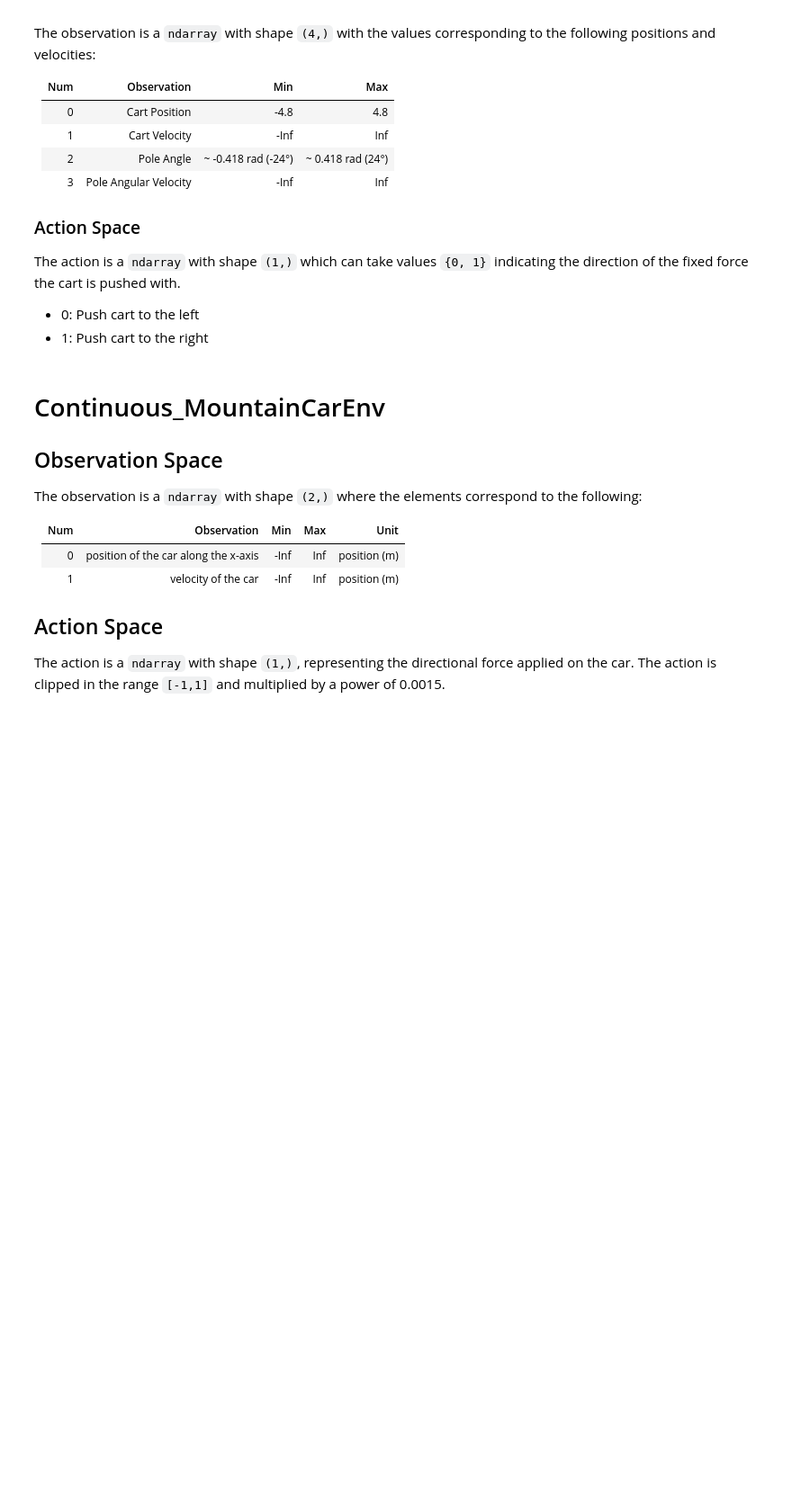
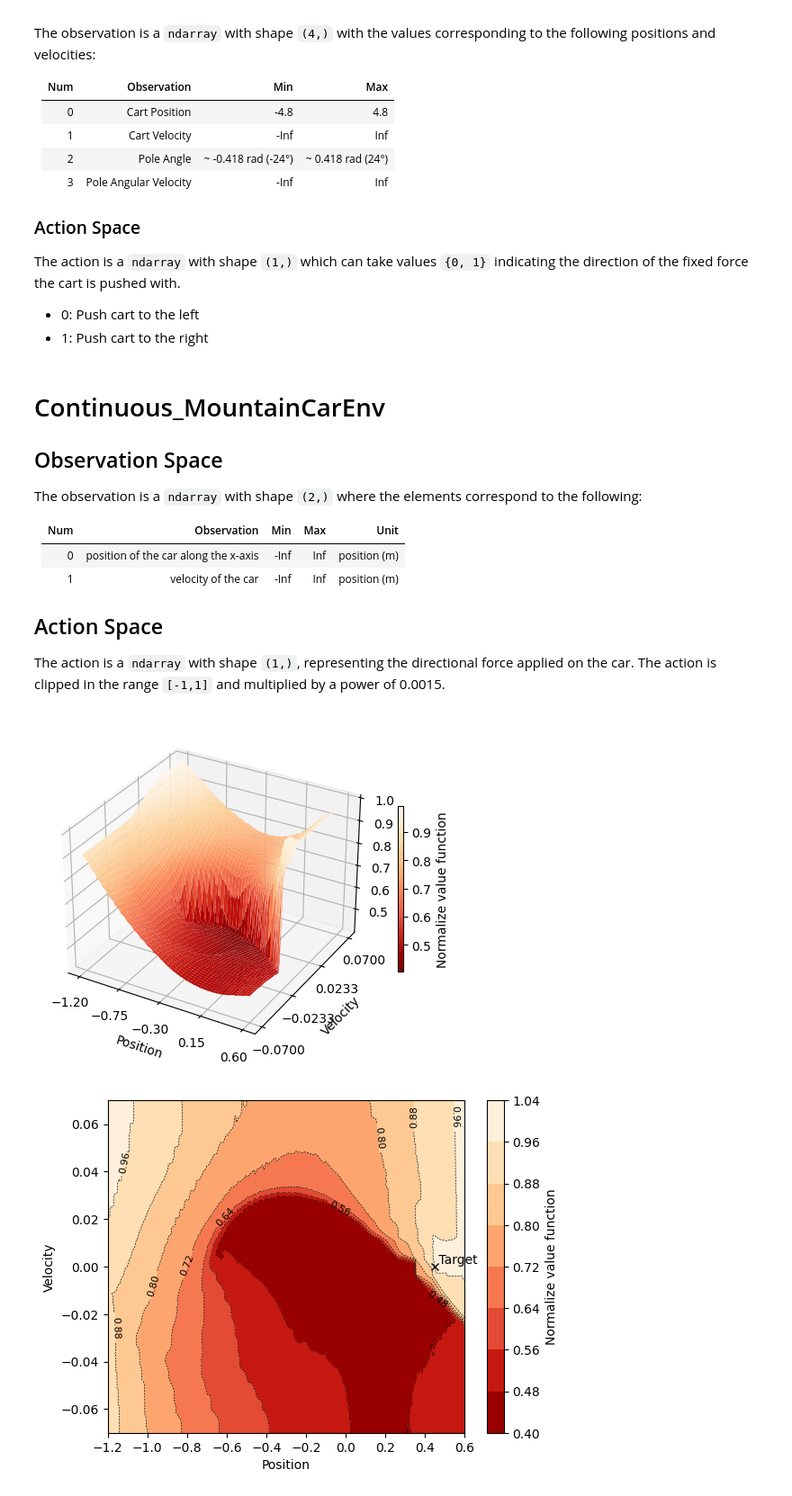
Before and after one commit to nicoRomeroCuruchet/DynamicProgramming, a Jupyter notebook: testing_bary.ipynb, the cells around one changed output. Shown at 90% size. Saved outputs shown, nothing was run; the diff lists cells and outputs as text; code cells hidden in the pictures; blank space fills up the shorter version.

Commit message:
I added some functions to graph the value function

```diff
--- a/testing_bary.ipynb
+++ b/testing_bary.ipynb
@@ -172,0 +277,7 @@ test_enviroment(Continuous_MountainCarEnv(render_mode="human"), pi)
+# %%
+# graph the value function of the mountain car environment:
+plot_3D_value_function(pi.value_function)
+plot_2D_value_function(pi.value_function)
+# %% [output]
+[figure, added]
+[figure, added]
```
Also changed, not shown: parts of 2 cells of this notebook.
